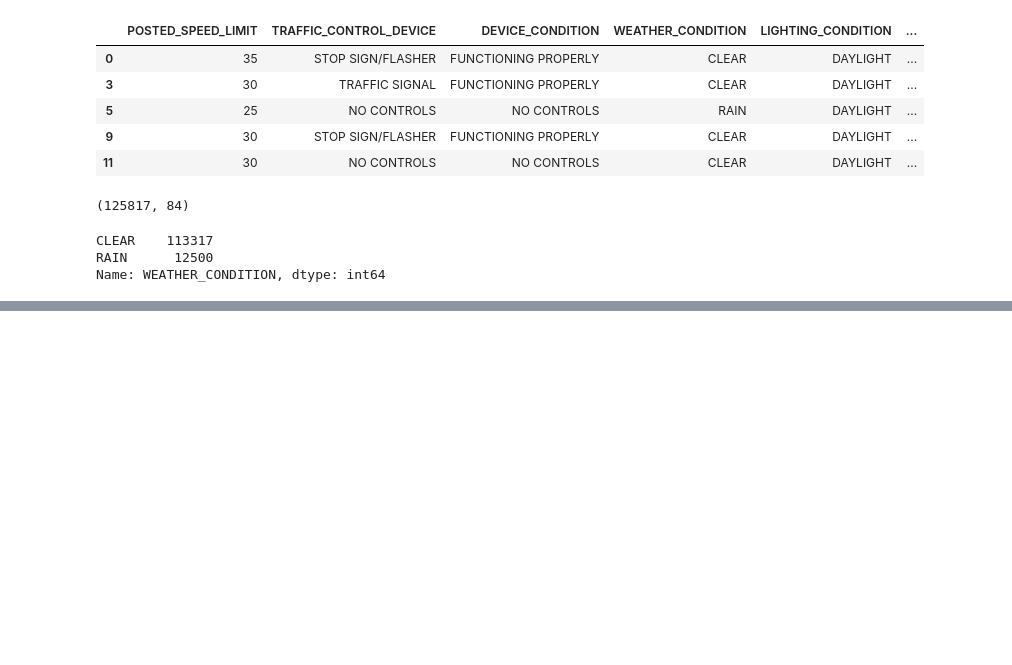
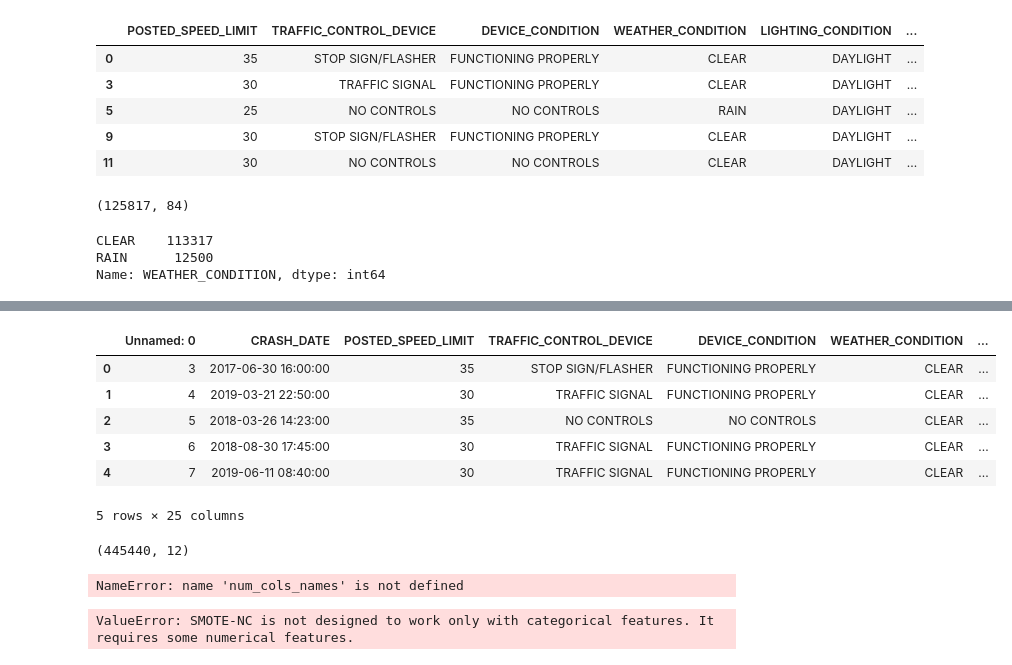
Before and after one commit to Crash-Analysis-Chicago/Chicago, a Jupyter notebook: Mathieu/Oversampling.ipynb, the cells around one changed output, grey strips where cells are left out. Drawn from its saved outputs; the diff is of its cells as text; code cells hidden in the pictures; blank space fills up the shorter version.

Commit message:
oversampling with SMOTE

```diff
--- a/Mathieu/Oversampling.ipynb
+++ b/Mathieu/Oversampling.ipynb
@@ -131,0 +164,21 @@ ValueError: could not convert string to float: 'STOP SIGN/FLASHER'
+# %%
+data.head()
+# %% [output]
+|  | Unnamed: 0 | CRASH_DATE | POSTED_SPEED_LIMIT | TRAFFIC_CONTROL_DEVICE | DEVICE_CONDITION | WEATHER_CONDITION | ... |
+| 0 | 3 | 2017-06-30 16:00:00 | 35 | STOP SIGN/FLASHER | FUNCTIONING PROPERLY | CLEAR | ... |
+| 1 | 4 | 2019-03-21 22:50:00 | 30 | TRAFFIC SIGNAL | FUNCTIONING PROPERLY | CLEAR | ... |
+| 2 | 5 | 2018-03-26 14:23:00 | 35 | NO CONTROLS | NO CONTROLS | CLEAR | ... |
+| 3 | 6 | 2018-08-30 17:45:00 | 30 | TRAFFIC SIGNAL | FUNCTIONING PROPERLY | CLEAR | ... |
+| 4 | 7 | 2019-06-11 08:40:00 | 30 | TRAFFIC SIGNAL | FUNCTIONING PROPERLY | CLEAR | ... |
+5 rows × 25 columns
+# %%
+# Select model features and labels
+feature_cols = ['POSTED_SPEED_LIMIT', 'LIGHTING_CONDITION', 'TRAFFICWAY_TYPE', 'ROADWAY_SURFACE_COND', 'DAMAGE',
+'PRIM_CONTRIBUTORY_CAUSE', 'STREET_NAME', 'LATITUDE', 'LONGITUDE', 'CRASH_WEEKDAY', 'CRASH_HOUR','CRASH_Month']
+
+features = data[feature_cols]
+labels = data['WEATHER_CONDITION']
+
+features.shape
+# %% [output]
+(445440, 12)
@@ -131,0 +188,12 @@ ValueError: could not convert string to float: 'STOP SIGN/FLASHER'
+# %%
+'''Scaling the data first fitting it and transforming the training set
+to later apply the fit to transform the test set.'''
+
+#Instantiate Standard Scaler
+scaler = StandardScaler()
+
+#Fit transform the numerical features in the training dataset to a new dataframe
+scaled_numfeats_train = pd.data(scaler.fit_transform(X_train[num_cols_names]),
+                                     columns=num_cols_names, index= X_train.index)
+# %% [output]
+NameError: name 'num_cols_names' is not defined
@@ -131,0 +206,6 @@ ValueError: could not convert string to float: 'STOP SIGN/FLASHER'
+# %%
+# Fit SMOTE-NC
+smote_nc = SMOTENC(categorical_features=cat_cols_ind, random_state=42)
+features_resampled, labels_resampled = smote_nc.fit_resample(features, labels)
+# %% [output]
+ValueError: SMOTE-NC is not designed to work only with categorical features. It requires some numerical features.
```
Also changed, not shown: parts of 11 cells of this notebook, 1 other file.
